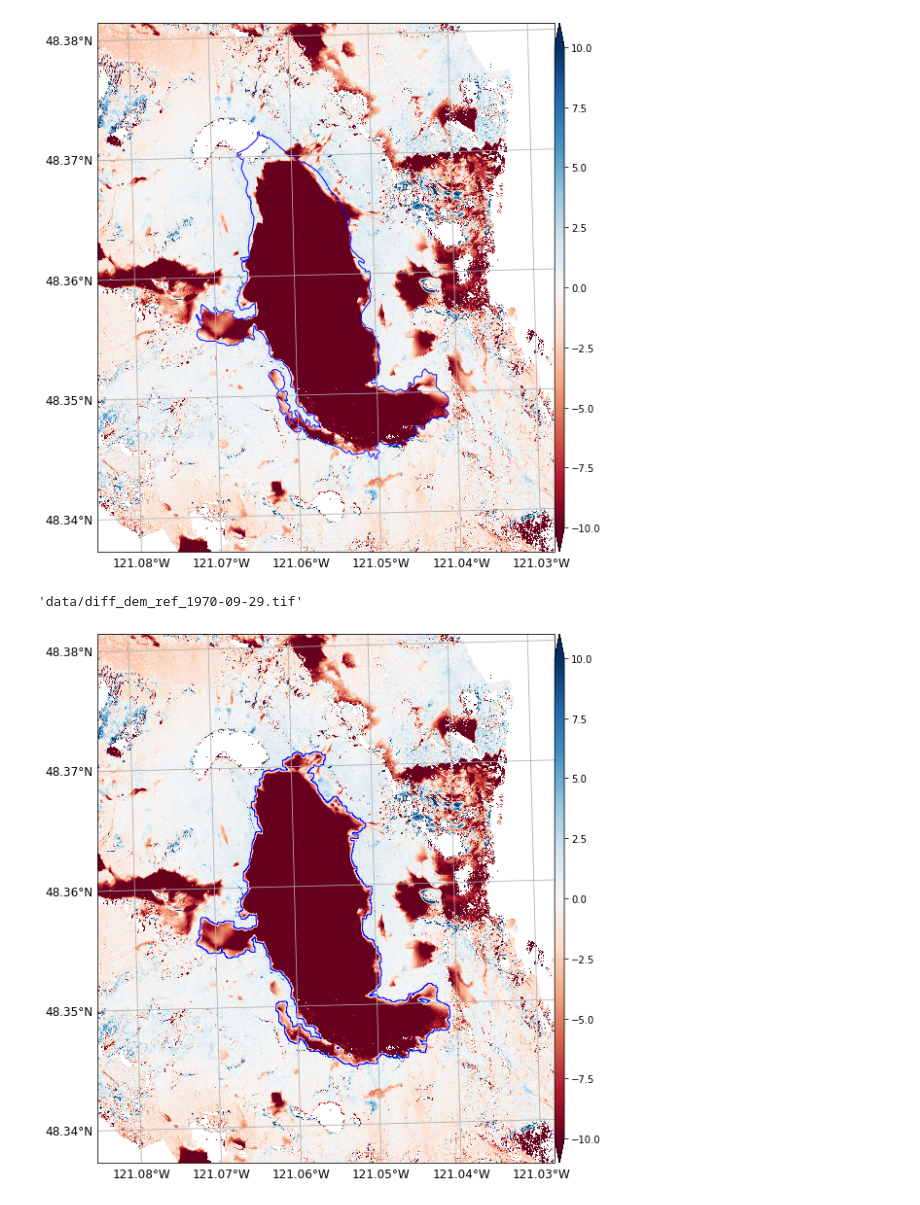
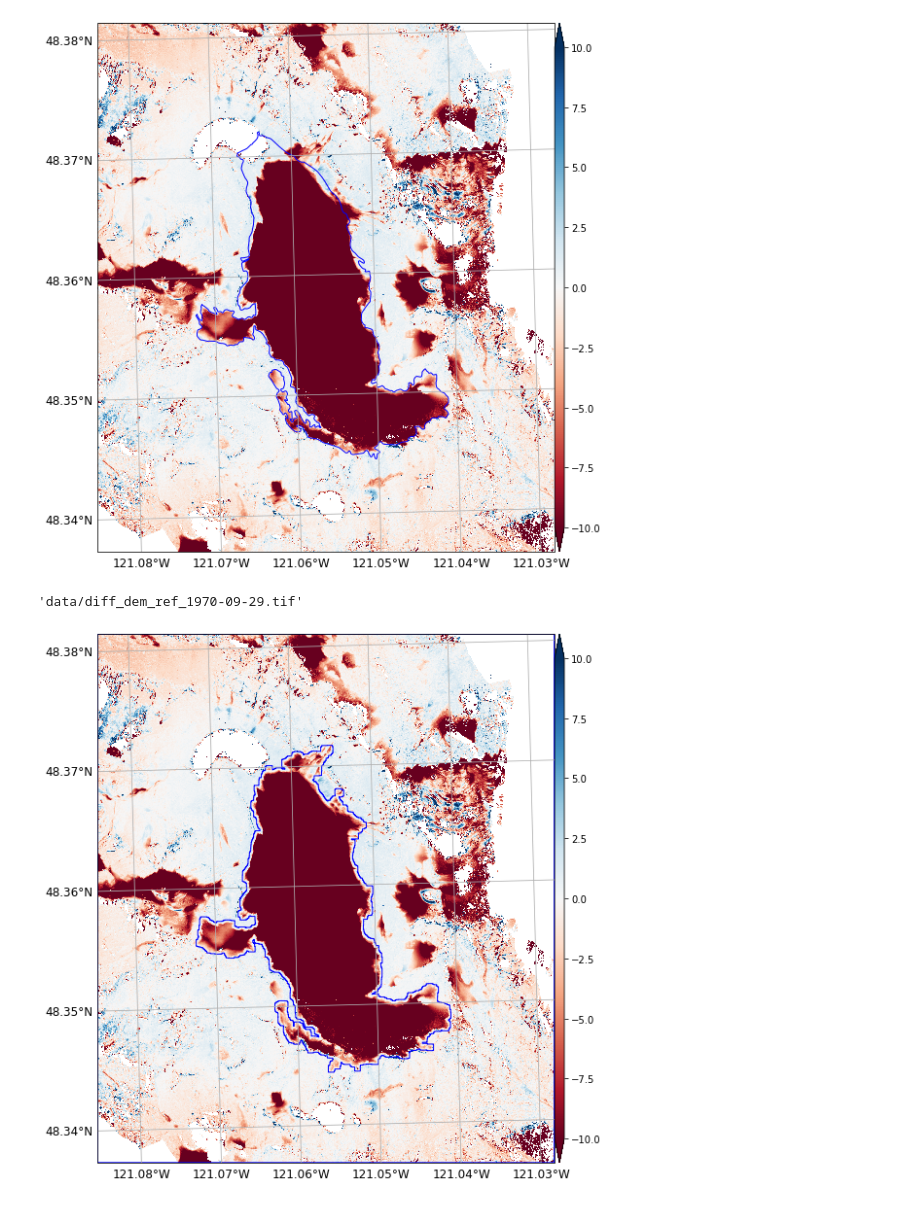
Before and after one commit to friedrichknuth/glacierpoly, a Jupyter notebook: notebooks/edge_detection_glacier_delineation.ipynb, the cells around one changed output. Drawn from its saved outputs; the diff is of its cells as text; code cells hidden in the pictures.

```diff
--- a/notebooks/edge_detection_glacier_delineation.ipynb
+++ b/notebooks/edge_detection_glacier_delineation.ipynb
@@ -21,0 +38,3 @@ gdf = gpd.read_file('data/south_cascade_rgi_polygon.geojson')
+# %%
+dod = diffs[0]
+dod
@@ -203,7 +197,7 @@ diffs = sorted(glob.glob('data/diff*.tif'))
 gdf = gpd.read_file('data/south_cascade_rgi_polygon.geojson')
 gdf_new = gpd.read_file('tmp.geojson')
 gdf_new = gdf_new[gdf_new.intersects(gdf.geometry[0])]
-gdf_new = gdf_new[gdf_new['DN']==0]
+gdf_new = gdf_new[gdf_new.area == gdf_new.area.max()]
 # %%
 gpoly.plotting.plot_tif(diffs[0],
                         glacier_outline_gdf=gdf,
@@ -214,11 +208,11 @@ diffs[0]
 'data/diff_dem_ref_1970-09-29.tif'
 [figure]
 # %%
-gpoly.plotting.plot_tif(diffs[0],
+gpoly.plotting.plot_tif(dod,
                         glacier_outline_gdf=gdf_new,
                         vmin=-10,vmax=10,
                         cmap='RdBu')
-diffs[0]
+dod
 # %% [output]
 'data/diff_dem_ref_1970-09-29.tif'
-[figure, old version]
+[figure, new version]
```
Also changed, not shown: parts of 46 cells of this notebook.
